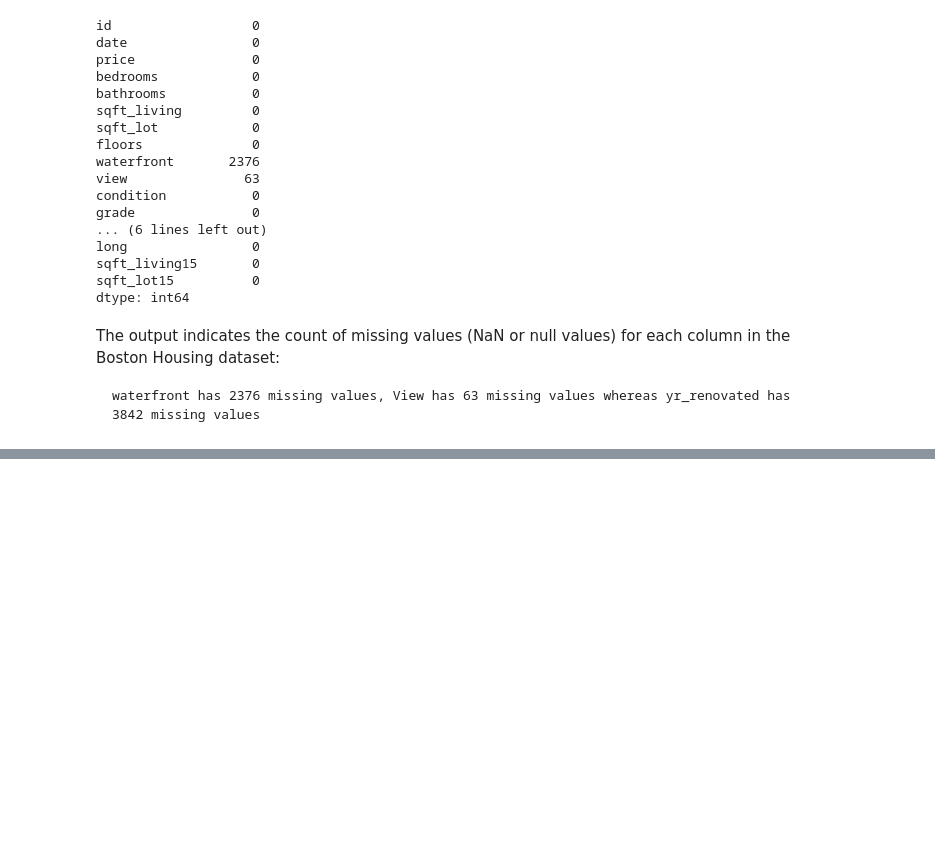
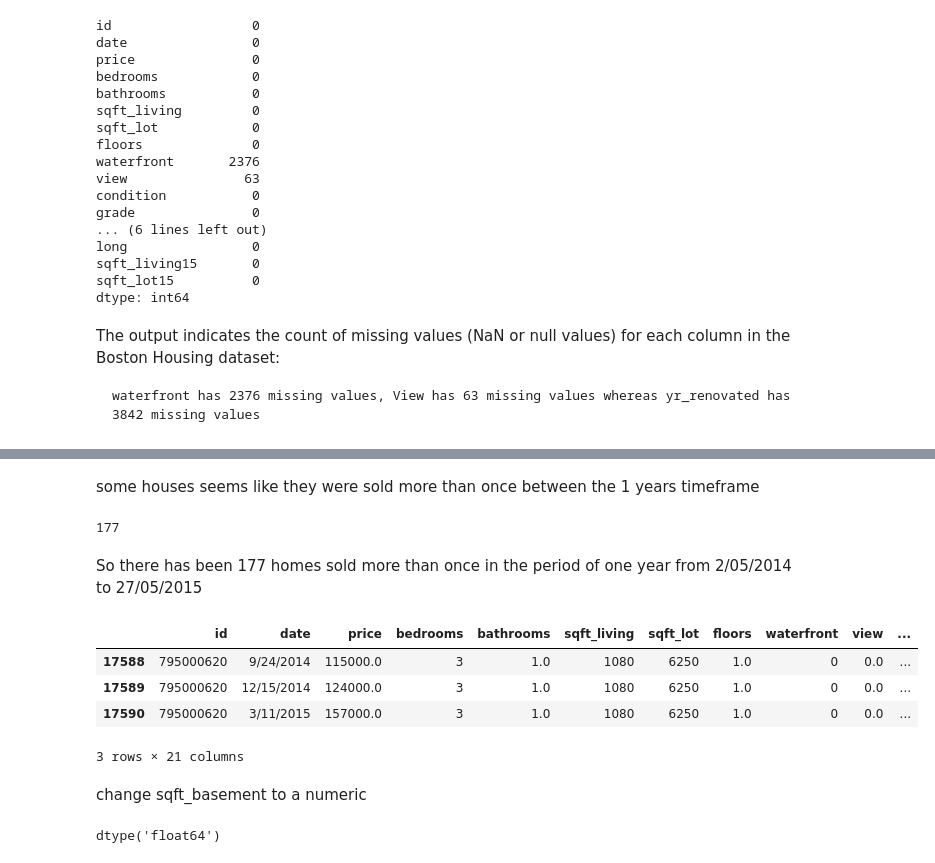
Before and after one commit to Bennie-Kibet/Phase-2-project, a Jupyter notebook: Work/Victor2.ipynb, the cells around one changed output, grey strips where cells are left out. Drawn from its saved outputs; the diff is of its cells as text; code cells hidden in the pictures; blank space fills up the shorter version.

```diff
--- a/Work/Victor2.ipynb
+++ b/Work/Victor2.ipynb
@@ -148,0 +196,23 @@ df['waterfront'].isna().sum()
+# %%
+#'View' column transformation
+df['view'].replace(to_replace=['NONE', 'AVERAGE', 'GOOD', 'FAIR', 'EXCELLENT'], value=[0, 1, 2, 3, 4], inplace=True)
+# %%
+#'Condition' column transformation
+df['condition'].replace(to_replace=['Poor', 'Fair', 'Average', 'Good', 'Very Good'], value=[1, 2, 3, 4, 5], inplace=True)
+# %%
+#'Grade' column transformation
+df['grade'].replace(to_replace=['7 Average', '6 Low Average', '8 Good', '11 Excellent', '9 Better',
+       '5 Fair', '10 Very Good', '12 Luxury', '4 Low', '3 Poor',
+       '13 Mansion'], value=[7, 6, 8, 11, 9, 5, 10, 12, 4, 3, 13], inplace=True)
+# %%
+#handling missing values in view columns
+df['view'].fillna(df['view'].median(), inplace=True)
+
+
+#dropped remaining missing values in the yr_renovated and sqft_basement columns
+#df.dropna(inplace=True)
+
+
+
+#Checking for null values
+df.isna().sum()
@@ -148,0 +283,25 @@ df['waterfront'].isna().sum()
+# %% [markdown]
+some houses seems like they were sold more than once between the 1 years timeframe
+# %%
+#checking for how many houses sold more than once
+sold_more_than_once = len(df) - len(df['id'].value_counts())
+sold_more_than_once
+# %% [output]
+177
+# %% [markdown]
+So there has been 177 homes sold more than once in the period of one year from 2/05/2014 to 27/05/2015
+# %%
+df[df["id"]==795000620]
+# %% [output]
+|  | id | date | price | bedrooms | bathrooms | sqft_living | sqft_lot | floors | waterfront | view | ... |
+| 17588 | 795000620 | 9/24/2014 | 115000.0 | 3 | 1.0 | 1080 | 6250 | 1.0 | 0 | 0.0 | ... |
+| 17589 | 795000620 | 12/15/2014 | 124000.0 | 3 | 1.0 | 1080 | 6250 | 1.0 | 0 | 0.0 | ... |
+| 17590 | 795000620 | 3/11/2015 | 157000.0 | 3 | 1.0 | 1080 | 6250 | 1.0 | 0 | 0.0 | ... |
+3 rows × 21 columns
+# %% [markdown]
+change sqft_basement to a numeric
+# %%
+df['sqft_basement'] = pd.to_numeric(df['sqft_basement'], errors='coerce')
+(df['sqft_basement'].dtype)
+# %% [output]
+dtype('float64')
```
Also changed, not shown: parts of 24 cells of this notebook.
